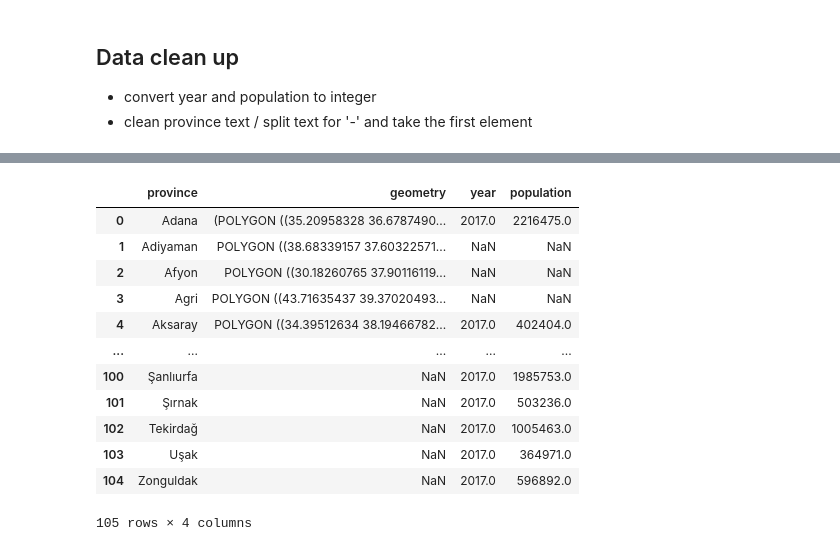
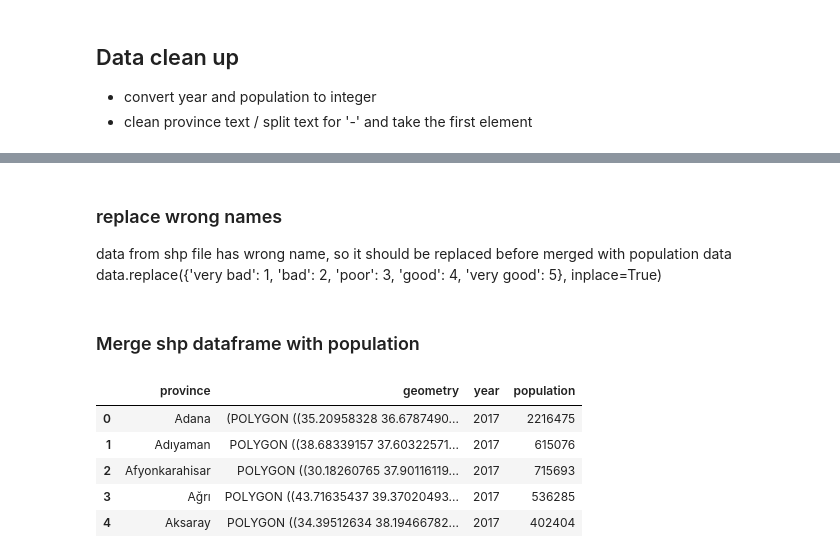
Before and after one commit to ctukel/Geopandas-projects, a Jupyter notebook: Turkeys_population.ipynb, the cells around one changed output, grey strips where cells are left out. Cells and saved outputs as stored; diff of their text form; code cells hidden in the pictures.

```diff
--- a/Turkeys_population.ipynb
+++ b/Turkeys_population.ipynb
@@ -45,0 +32,4 @@ provinces.replace('Zinguldak', 'Zonguldak')
+# %%
+wrong_provinces = {'Afyon':'Afyonkarahisar'}
+provinces.replace(wrong_provinces, inplace=True)
+provinces.head()
@@ -92,21 +84,23 @@ df_year2017
+# %% [markdown]
+### replace wrong names
+data from shp file has wrong name, so it should be replaced before merged with population data
+data.replace({'very bad': 1, 'bad': 2, 'poor': 3, 'good': 4, 'very good': 5}, inplace=True)
+# %%
+wrong_provinces = pd.read_csv("data/wrong_provinces.csv", sep=',', header=None, index_col=False) # read two column into df
+wrong_provinces_dic = dict(zip(wrong_provinces[0], wrong_provinces[1])) # convert df into dictionary
+provinces.replace(wrong_provinces_dic, inplace=True) # replace wrong values
+# %% [markdown]
+### Merge shp dataframe with population
 # %%
 province_pop = pd.merge(provinces, df_year2017, on='province', how='outer')
-province_pop.to_csv("data/turkey_population_new.csv", encoding = 'utf-8')
-province_pop
+province_pop.head()
 # %% [output]
 |  | province | geometry | year | population |
-| 0 | Adana | (POLYGON ((35.20958328 36.6787490... | 2017.0 | 2216475.0 |
-| 1 | Adiyaman | POLYGON ((38.68339157 37.60322571... | NaN | NaN |
-| 2 | Afyon | POLYGON ((30.18260765 37.90116119... | NaN | NaN |
-| 3 | Agri | POLYGON ((43.71635437 39.37020493... | NaN | NaN |
-| 4 | Aksaray | POLYGON ((34.39512634 38.19466782... | 2017.0 | 402404.0 |
-| ... | ... | ... | ... | ... |
-| 100 | Şanlıurfa | NaN | 2017.0 | 1985753.0 |
-| 101 | Şırnak | NaN | 2017.0 | 503236.0 |
-| 102 | Tekirdağ | NaN | 2017.0 | 1005463.0 |
-| 103 | Uşak | NaN | 2017.0 | 364971.0 |
-| 104 | Zonguldak | NaN | 2017.0 | 596892.0 |
+| 0 | Adana | (POLYGON ((35.20958328 36.6787490... | 2017 | 2216475 |
+| 1 | Adıyaman | POLYGON ((38.68339157 37.60322571... | 2017 | 615076 |
+| 2 | Afyonkarahisar | POLYGON ((30.18260765 37.90116119... | 2017 | 715693 |
+| 3 | Ağrı | POLYGON ((43.71635437 39.37020493... | 2017 | 536285 |
+| 4 | Aksaray | POLYGON ((34.39512634 38.19466782... | 2017 | 402404 |
-105 rows × 4 columns
 # %%
 ax = province_pop.plot(figsize=(15, 15), column='population', scheme='quantiles', legend=True)
 ax.set_axis_off()
```
Also changed, not shown: parts of 13 cells of this notebook, 2 other files.
